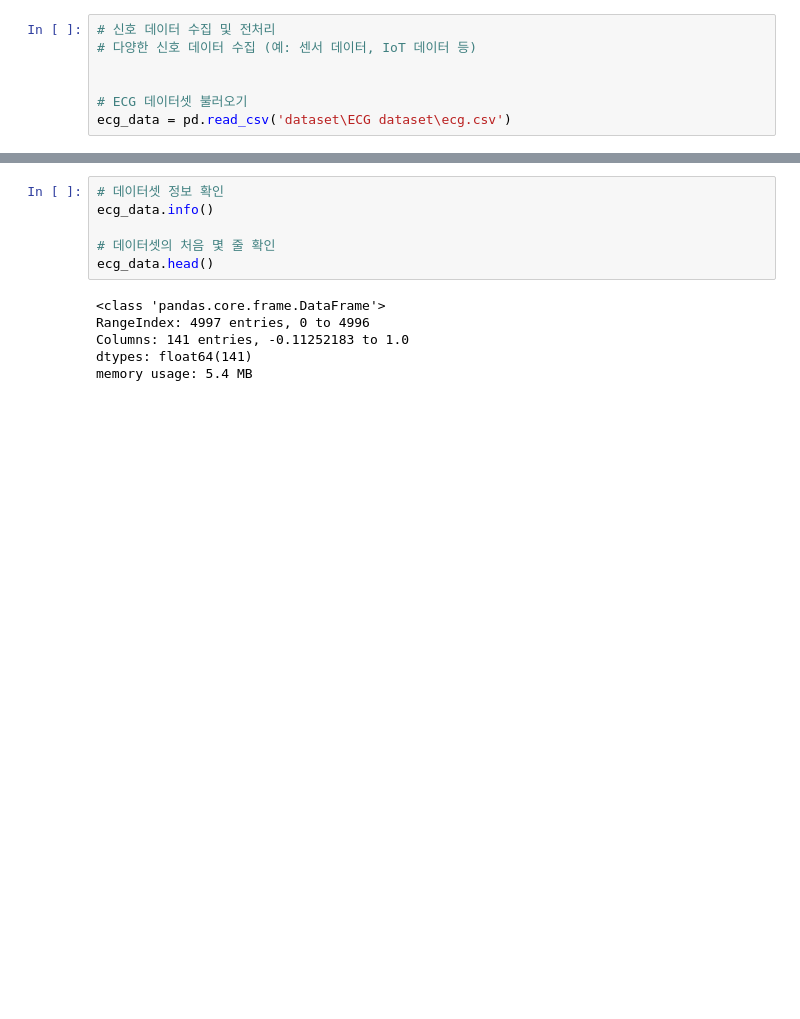
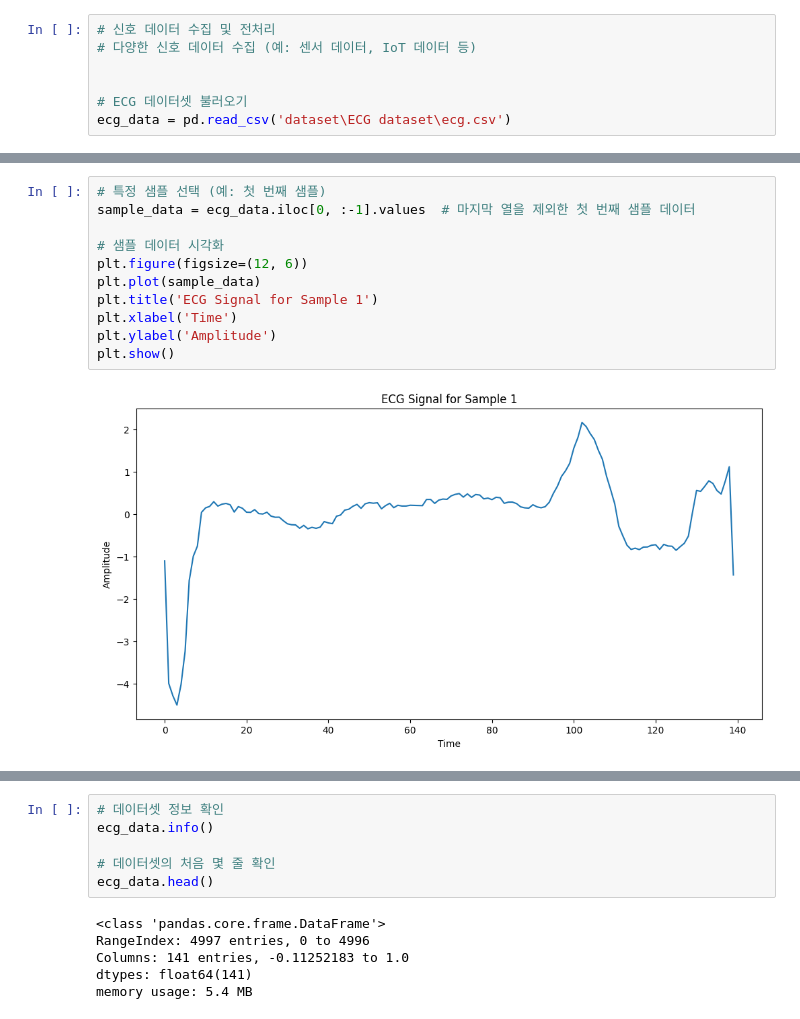
Before and after one commit to Limminsik/Signal-DQ, a Jupyter notebook: main.ipynb, the cells around one changed output, grey strips where cells are left out. Saved outputs shown, nothing was run; the diff lists cells and outputs as text; blank space fills up the shorter version.

```diff
--- a/main.ipynb
+++ b/main.ipynb
@@ -16,0 +50,13 @@ ecg_data = pd.read_csv('dataset\ECG dataset\ecg.csv')
+# %%
+# 특정 샘플 선택 (예: 첫 번째 샘플)
+sample_data = ecg_data.iloc[0, :-1].values  # 마지막 열을 제외한 첫 번째 샘플 데이터
+
+# 샘플 데이터 시각화
+plt.figure(figsize=(12, 6))
+plt.plot(sample_data)
+plt.title('ECG Signal for Sample 1')
+plt.xlabel('Time')
+plt.ylabel('Amplitude')
+plt.show()
+# %% [output]
+[figure, added]
```
Also changed, not shown: parts of 7 cells of this notebook.
